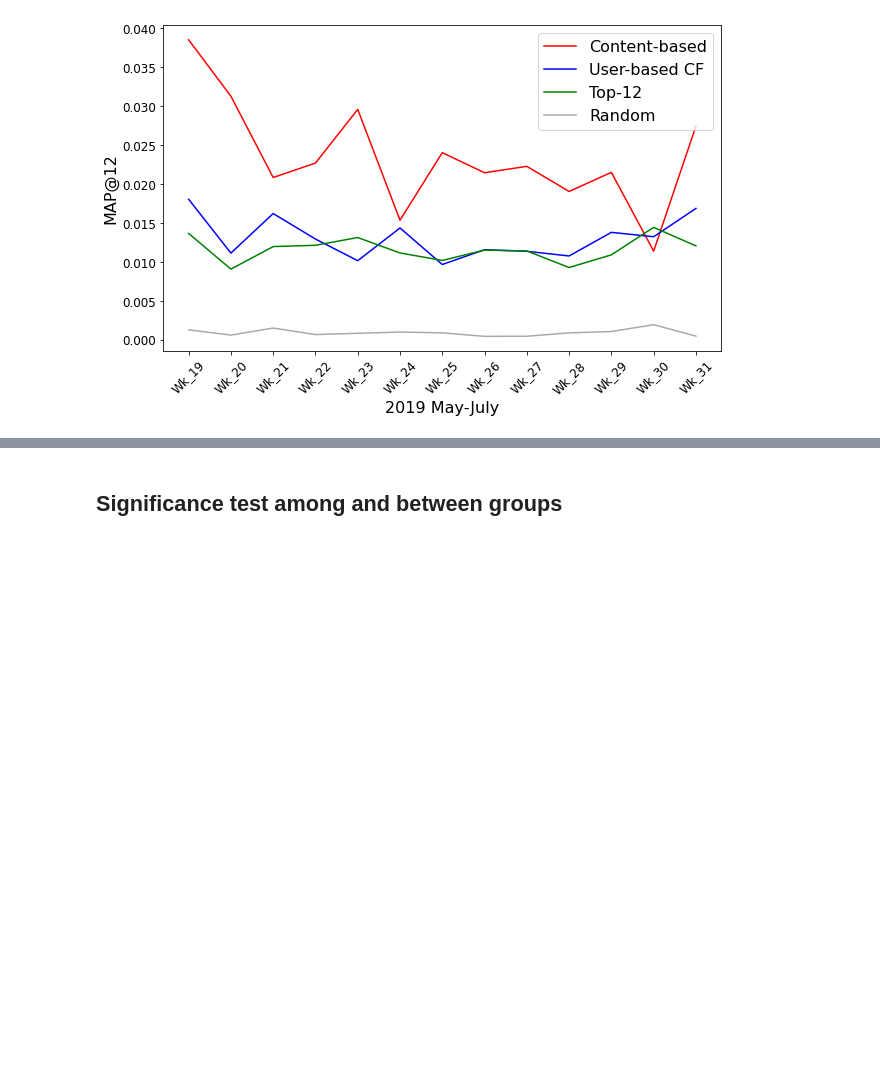
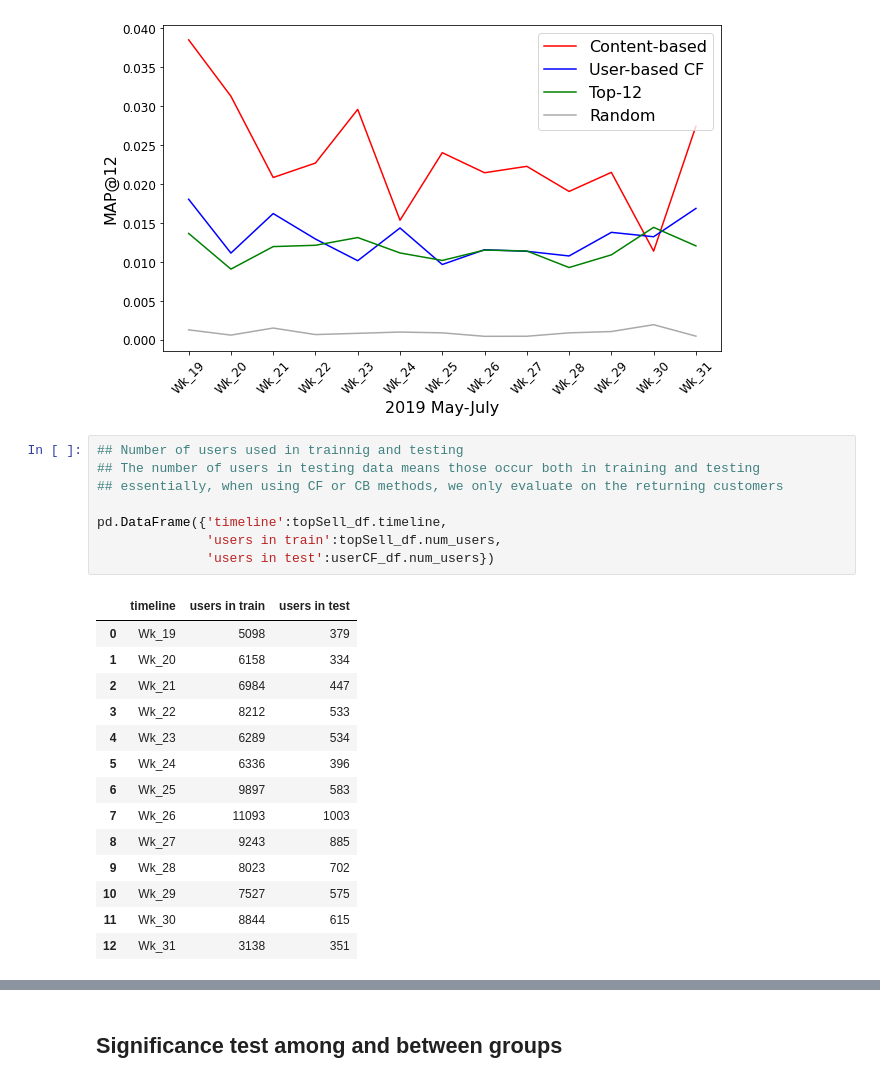
Before and after one commit to alexkychen/HMproduct, a Jupyter notebook: notebook/6.Stats_summary_2019_Summer_Menswear.ipynb, the cells around one changed output, grey strips where cells are left out. Saved outputs shown, nothing was run; the diff lists cells and outputs as text; blank space fills up the shorter version.

```diff
--- a/notebook/6.Stats_summary_2019_Summer_Menswear.ipynb
+++ b/notebook/6.Stats_summary_2019_Summer_Menswear.ipynb
@@ -109,3 +109,26 @@ plt.legend(['Content-based','User-based CF','Top-12','Random'], fontsize=16, loc
 # %% [output]
 <matplotlib.legend.Legend at 0x...>
 [figure]
+# %%
+## Number of users used in trainnig and testing
+## The number of users in testing data means those occur both in training and testing
+## essentially, when using CF or CB methods, we only evaluate on the returning customers
+
+pd.DataFrame({'timeline':topSell_df.timeline,
+              'users in train':topSell_df.num_users,
+              'users in test':userCF_df.num_users})
+# %% [output]
+|  | timeline | users in train | users in test |
+| 0 | Wk_19 | 5098 | 379 |
+| 1 | Wk_20 | 6158 | 334 |
+| 2 | Wk_21 | 6984 | 447 |
+| 3 | Wk_22 | 8212 | 533 |
+| 4 | Wk_23 | 6289 | 534 |
+| 5 | Wk_24 | 6336 | 396 |
+| 6 | Wk_25 | 9897 | 583 |
+| 7 | Wk_26 | 11093 | 1003 |
+| 8 | Wk_27 | 9243 | 885 |
+| 9 | Wk_28 | 8023 | 702 |
+| 10 | Wk_29 | 7527 | 575 |
+| 11 | Wk_30 | 8844 | 615 |
+| 12 | Wk_31 | 3138 | 351 |
```
Also changed, not shown: parts of 3 cells of this notebook, 8 other files.
